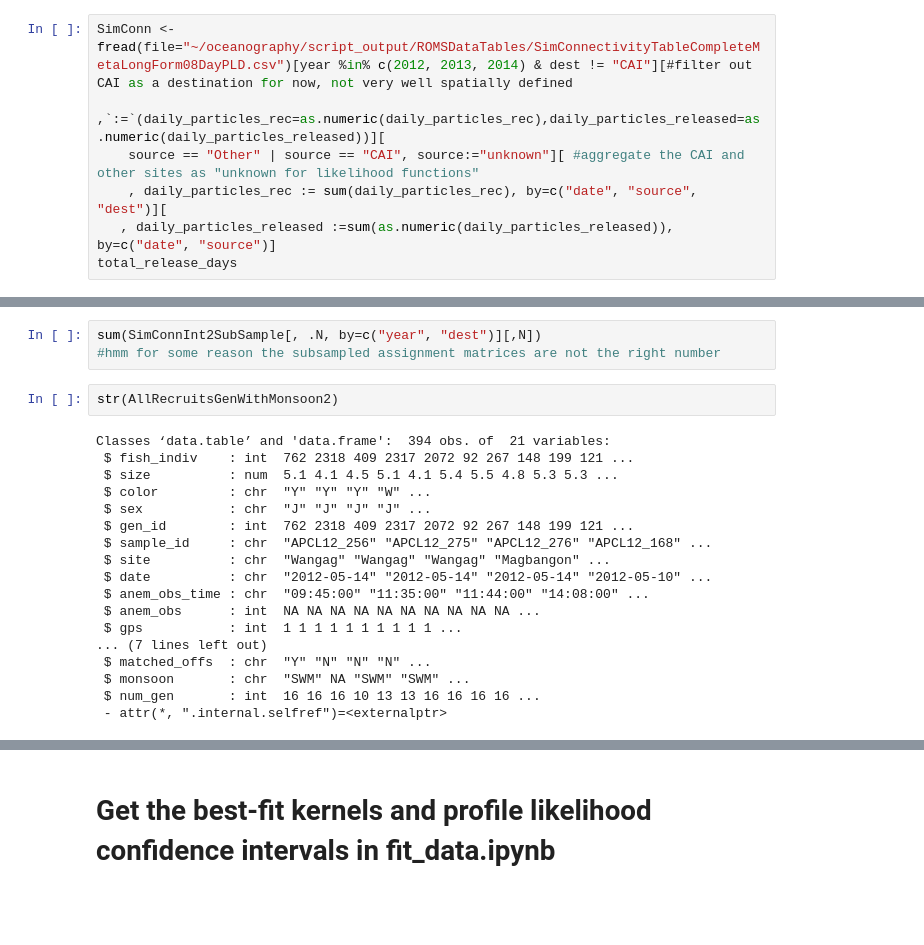
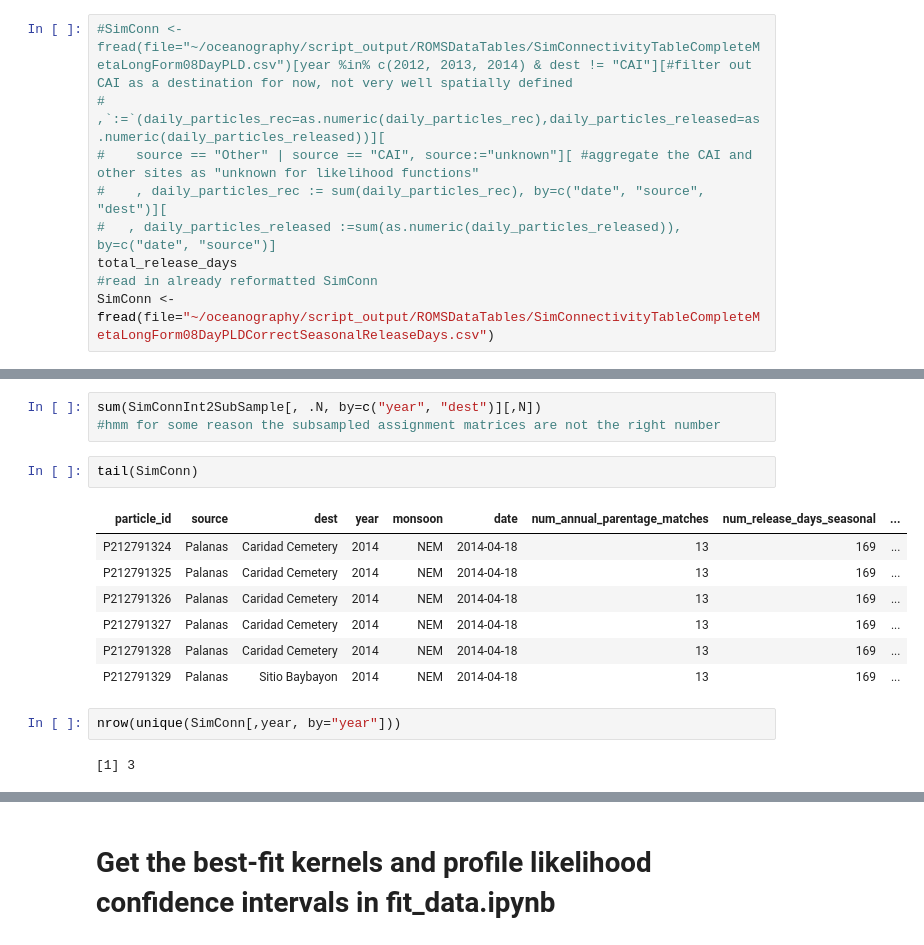
Before and after one commit to pinskylab/CamotesROMS, a Jupyter notebook: notebooks/bootstrap_data.ipynb, the cells around one changed output, grey strips where cells are left out. Saved outputs shown, nothing was run; the diff lists cells and outputs as text; blank space fills up the shorter version.

```diff
--- a/notebooks/bootstrap_data.ipynb
+++ b/notebooks/bootstrap_data.ipynb
@@ -58,11 +58,13 @@ genetic_kernel_matrices <- suppressMessages(format_genetic_kernel_parentage_matr
 # %% [markdown]
 __read in the biophysical data and format for likelihood functions__
 # %%
-SimConn <- fread(file="~/oceanography/script_output/ROMSDataTables/SimConnectivityTableCompleteMetaLongForm08DayPLD.csv")[year %in% c(2012, 2013, 2014) & dest != "CAI"][#filter out CAI as a destination for now, not very well spatially defined
-   ,`:=`(daily_particles_rec=as.numeric(daily_particles_rec),daily_particles_released=as.numeric(daily_particles_released))][
-    source == "Other" | source == "CAI", source:="unknown"][ #aggregate the CAI and other sites as "unknown for likelihood functions"
-    , daily_particles_rec := sum(daily_particles_rec), by=c("date", "source", "dest")][
-   , daily_particles_released :=sum(as.numeric(daily_particles_released)), by=c("date", "source")]
+#SimConn <- fread(file="~/oceanography/script_output/ROMSDataTables/SimConnectivityTableCompleteMetaLongForm08DayPLD.csv")[year %in% c(2012, 2013, 2014) & dest != "CAI"][#filter out CAI as a destination for now, not very well spatially defined
+#   ,`:=`(daily_particles_rec=as.numeric(daily_particles_rec),daily_particles_released=as.numeric(daily_particles_released))][
+#    source == "Other" | source == "CAI", source:="unknown"][ #aggregate the CAI and other sites as "unknown for likelihood functions"
+#    , daily_particles_rec := sum(daily_particles_rec), by=c("date", "source", "dest")][
+#   , daily_particles_released :=sum(as.numeric(daily_particles_released)), by=c("date", "source")]
 total_release_days
+#read in already reformatted SimConn
+SimConn <- fread(file="~/oceanography/script_output/ROMSDataTables/SimConnectivityTableCompleteMetaLongForm08DayPLDCorrectSeasonalReleaseDays.csv")
 # %% [output]
 [1] 687
@@ -134,23 +138,17 @@ SimConnInt2SubSample[particle_id %!in% SimConnInt2SubSamplePar[, particle_id], s
 # %%
 sum(SimConnInt2SubSample[, .N, by=c("year", "dest")][,N])
 #hmm for some reason the subsampled assignment matrices are not the right number
-# %%
-str(AllRecruitsGenWithMonsoon2)
-# %% [output]
-Classes ‘data.table’ and 'data.frame':  394 obs. of  21 variables:
- $ fish_indiv    : int  762 2318 409 2317 2072 92 267 148 199 121 ...
- $ size          : num  5.1 4.1 4.5 5.1 4.1 5.4 5.5 4.8 5.3 5.3 ...
- $ color         : chr  "Y" "Y" "Y" "W" ...
- $ sex           : chr  "J" "J" "J" "J" ...
- $ gen_id        : int  762 2318 409 2317 2072 92 267 148 199 121 ...
- $ sample_id     : chr  "APCL12_256" "APCL12_275" "APCL12_276" "APCL12_168" ...
- $ site          : chr  "Wangag" "Wangag" "Wangag" "Magbangon" ...
- $ date          : chr  "2012-05-14" "2012-05-14" "2012-05-14" "2012-05-10" ...
- $ anem_obs_time : chr  "09:45:00" "11:35:00" "11:44:00" "14:08:00" ...
- $ anem_obs      : int  NA NA NA NA NA NA NA NA NA NA ...
- $ gps           : int  1 1 1 1 1 1 1 1 1 1 ...
-... (7 lines left out)
- $ matched_offs  : chr  "Y" "N" "N" "N" ...
- $ monsoon       : chr  "SWM" NA "SWM" "SWM" ...
- $ num_gen       : int  16 16 16 10 13 13 16 16 16 16 ...
- - attr(*, ".internal.selfref")=<externalptr>
+# %%
+tail(SimConn)
+# %% [output]
+| particle_id | source | dest | year | monsoon | date | num_annual_parentage_matches | num_release_days_seasonal | ... |
+| P212791324 | Palanas | Caridad Cemetery | 2014 | NEM | 2014-04-18 | 13 | 169 | ... |
+| P212791325 | Palanas | Caridad Cemetery | 2014 | NEM | 2014-04-18 | 13 | 169 | ... |
+| P212791326 | Palanas | Caridad Cemetery | 2014 | NEM | 2014-04-18 | 13 | 169 | ... |
+| P212791327 | Palanas | Caridad Cemetery | 2014 | NEM | 2014-04-18 | 13 | 169 | ... |
+| P212791328 | Palanas | Caridad Cemetery | 2014 | NEM | 2014-04-18 | 13 | 169 | ... |
+| P212791329 | Palanas | Sitio Baybayon | 2014 | NEM | 2014-04-18 | 13 | 169 | ... |
+# %%
+nrow(unique(SimConn[,year, by="year"]))
+# %% [output]
+[1] 3
```
Also changed, not shown: parts of 26 cells of this notebook.
